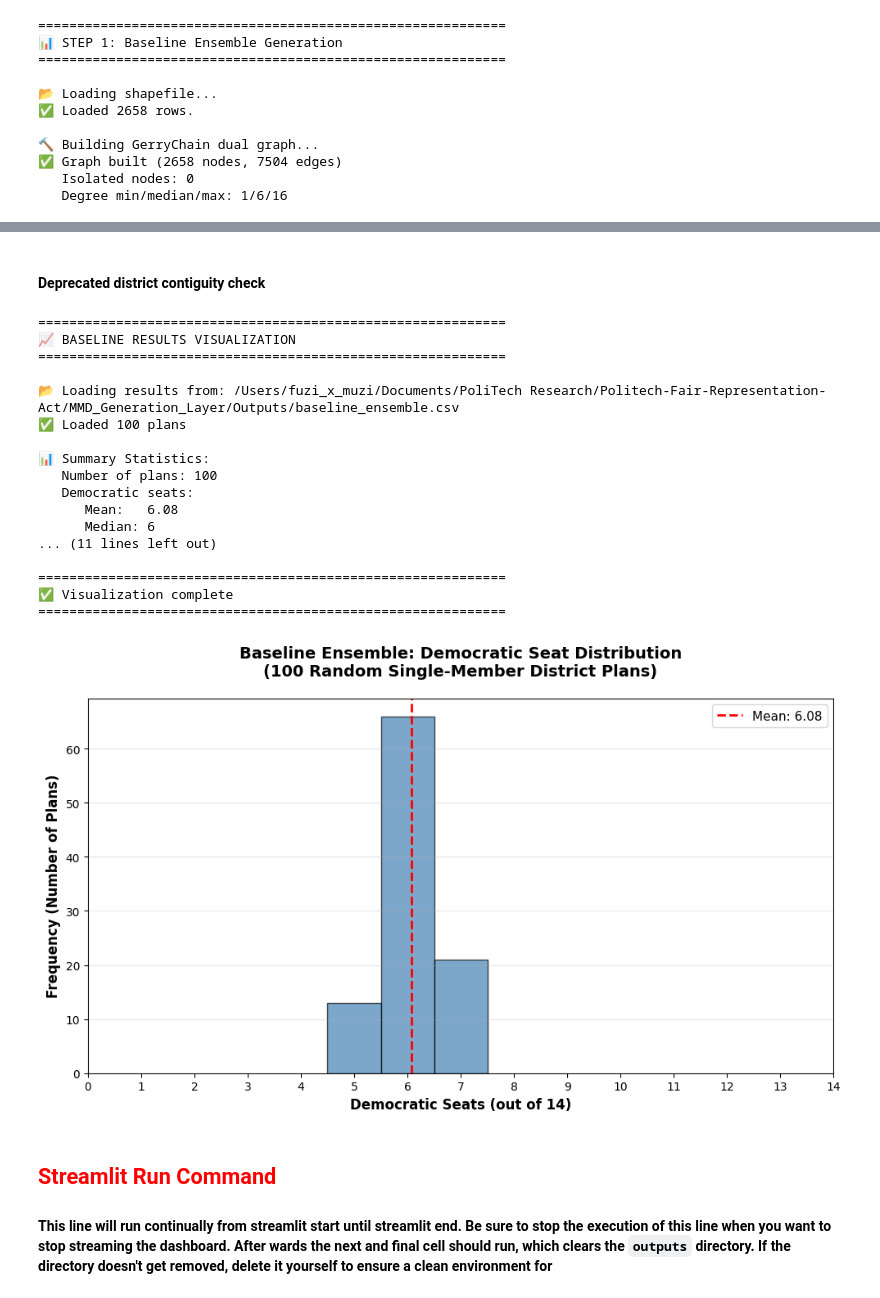
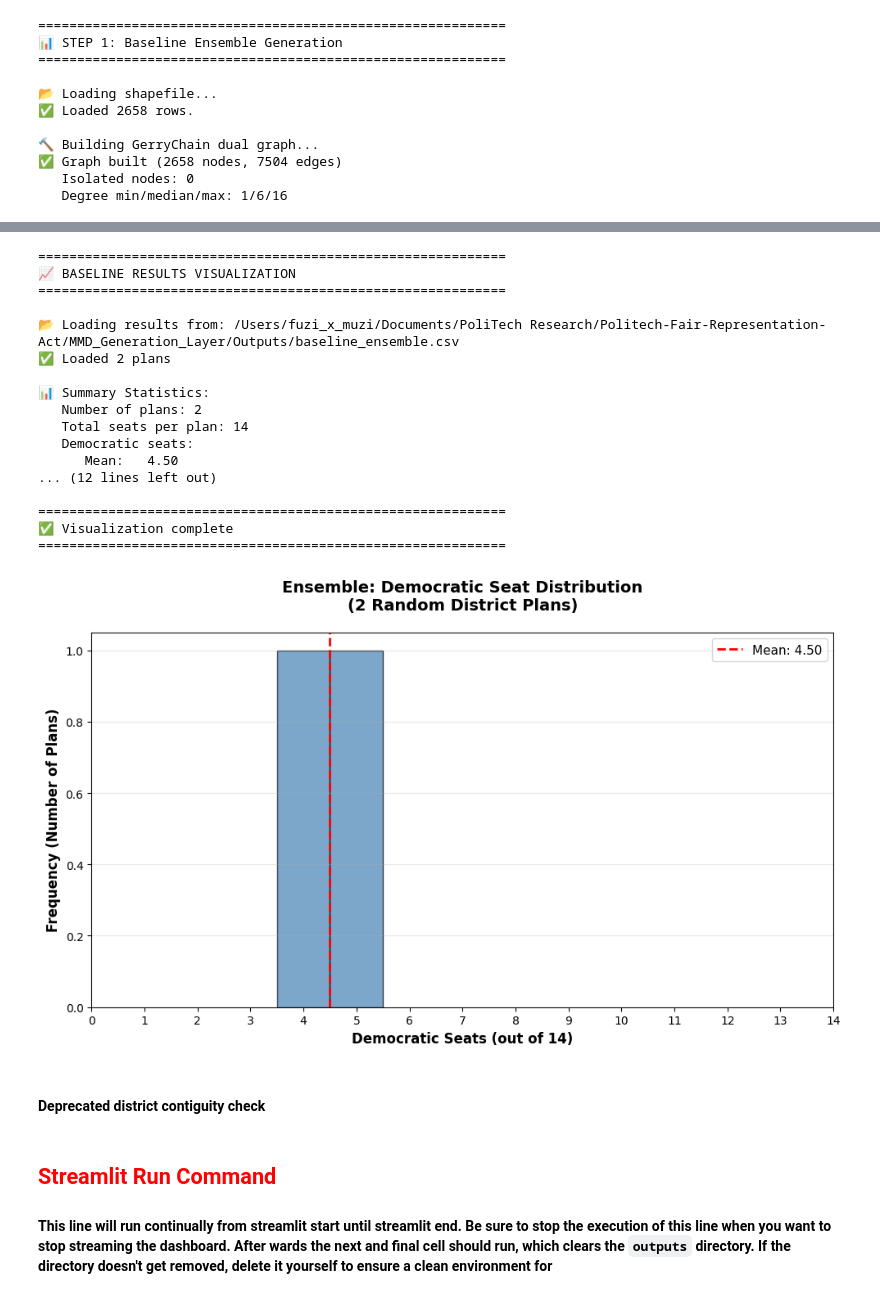
Before and after one commit to Muzammil-Cheema/PoliTech-Fair-Representation-Act, a Jupyter notebook: MMD_Generation_Layer/Processor/main.ipynb, the cells around one changed output, grey strips where cells are left out. Cells and saved outputs as stored; diff of their text form; code cells hidden in the pictures.

```diff
--- a/MMD_Generation_Layer/Processor/main.ipynb
+++ b/MMD_Generation_Layer/Processor/main.ipynb
@@ -440,7 +1125,7 @@ def plot_baseline_histogram(csv_path, output_dir):
     # Check if CSV exists
     if not Path(csv_path).exists():
         print(f"\n❌ ERROR: Results file not found at {csv_path}")
-        print("   Please run 'python scripts/run_baseline_simple.py' first")
+        print("   Please run generation cells first")
         return False
 
     # Load data
@@ -458,9 +1143,12 @@ def plot_baseline_histogram(csv_path, output_dir):
         print(f"❌ ERROR: CSV missing required columns: {required_cols}")
         return False
 
+    total_seats = int((df['dem_seats'] + df['rep_seats']).iloc[0]) if len(df) else NUM_DISTRICTS
+
     # Summary statistics
     print(f"\n📊 Summary Statistics:")
     print(f"   Number of plans: {len(df)}")
+    print(f"   Total seats per plan: {total_seats}")
     print(f"   Democratic seats:")
     print(f"      Mean:   {df['dem_seats'].mean():.2f}")
     print(f"      Median: {df['dem_seats'].median():.0f}")
@@ -474,22 +1162,32 @@ def plot_baseline_histogram(csv_path, output_dir):
     fig, ax = plt.subplots(figsize=(10, 6))
 
     # Plot histogram
-    ax.hist(df['dem_seats'], bins=range(df['dem_seats'].min(), df['dem_seats'].max() + 2),
-            edgecolor='black', alpha=0.7, color='steelblue', align='left')
+    ax.hist(
+        df['dem_seats'],
+        bins=range(df['dem_seats'].min(), df['dem_seats'].max() + 2),
+        edgecolor='black',
+        alpha=0.7,
+        color='steelblue',
+        align='left',
+    )
 
     # Add mean line
     mean_seats = df['dem_seats'].mean()
-    ax.axvline(mean_seats, color='red', linestyle='--',
-               linewidth=2, label=f'Mean: {mean_seats:.2f}')
+    ax.axvline(mean_seats, color='red', linestyle='--', linewidth=2, label=f'Mean: {mean_seats:.2f}')
 
     # Styling
-    ax.set_xlabel(f'Democratic Seats (out of {NUM_DISTRICTS})', fontsize=12, fontweight='bold')
+    ax.set_xlabel(f'Democratic Seats (out of {total_seats})', fontsize=12, fontweight='bold')
     ax.set_ylabel('Frequency (Number of Plans)', fontsize=12, fontweight='bold')
-    ax.set_title(f'Baseline Ensemble: Democratic Seat Distribution\n({NUM_PLANS} Random Single-Member District Plans)',
-                 fontsize=14, fontweight='bold', pad=20)
+    ax.set_title(
+        f'Ensemble: Democratic Seat Distribution\n({len(df)} Random District Plans)',
+        fontsize=14,
+        fontweight='bold',
+        pad=20,
+    )
 
     # Set x-axis to show all possible seat counts
-    ax.set_xticks(range(0, 15))
+    tick_step = max(1, total_seats // 20)
+    ax.set_xticks(range(0, total_seats + 1, tick_step))
     ax.grid(True, alpha=0.3, axis='y')
     ax.legend(fontsize=11, loc='upper right')
 
@@ -568,3 +1354,24 @@ save_results(ensemble, output_dir)
+# %%
+plot_results_for_run()
+# %% [output]
+============================================================
+📈 BASELINE RESULTS VISUALIZATION
+============================================================
+
+📂 Loading results from: /Users/fuzi_x_muzi/Documents/PoliTech Research/Politech-Fair-Representation-Act/MMD_Generation_Layer/Outputs/baseline_ensemble.csv
+✅ Loaded 2 plans
+
+📊 Summary Statistics:
+   Number of plans: 2
+   Total seats per plan: 14
+   Democratic seats:
+      Mean:   4.50
+... (12 lines left out)
+
+============================================================
+✅ Visualization complete
+============================================================
+[figure, added]
 # %% [markdown]
 #### Deprecated district contiguity check
 # %%
@@ -606,27 +1413,6 @@ save_results(ensemble, output_dir)
 #
 # bad = [d for d, nodes in district_nodes.items() if not is_connected(nodes)]
 # print("Non-contiguous districts:", bad)
-# %%
-plot_baseline_histogram(ensemble_csv_path, output_dir)
-# %% [output]
-============================================================
-📈 BASELINE RESULTS VISUALIZATION
-============================================================
-
-📂 Loading results from: /Users/fuzi_x_muzi/Documents/PoliTech Research/Politech-Fair-Representation-Act/MMD_Generation_Layer/Outputs/baseline_ensemble.csv
-✅ Loaded 100 plans
-
-📊 Summary Statistics:
-   Number of plans: 100
-   Democratic seats:
-      Mean:   6.08
-      Median: 6
-... (11 lines left out)
-
-============================================================
-✅ Visualization complete
-============================================================
-[figure, removed]
 # %% [markdown]
 ## <span style="color:red"> Streamlit Run Command </span>
 #### This line will run continually from streamlit start until streamlit end. Be sure to stop the execution of this line when you want to stop streaming the dashboard. After wards the next and final cell should run, which clears the <code>outputs</code> directory. If the directory doesn't get removed, delete it yourself to ensure a clean environment for
```
Also changed, not shown: parts of 15 cells of this notebook.
